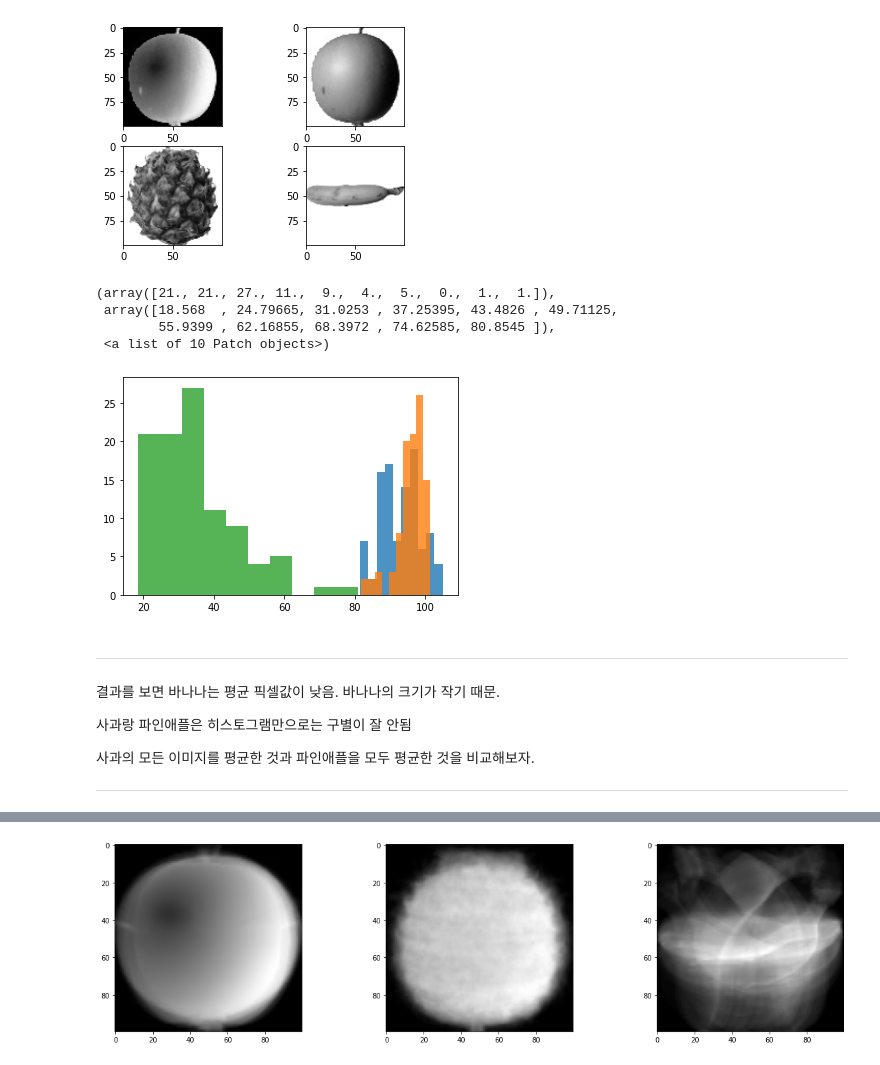
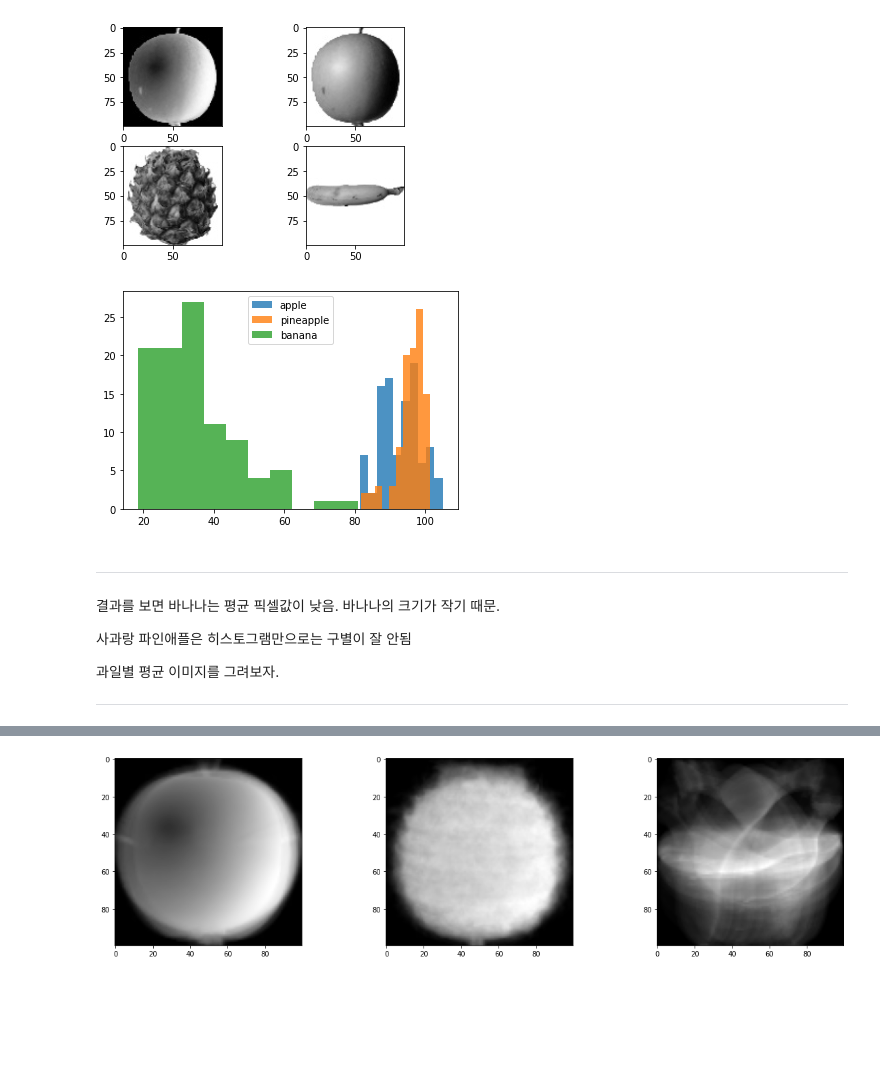
Before and after one commit to keizikang/self_study_mldl, a Jupyter notebook: 혼공머신_6장.ipynb, the cells around one changed output, grey strips where cells are left out. Drawn from its saved outputs; the diff is of its cells as text; code cells hidden in the pictures; blank space fills up the shorter version.

```diff
--- a/혼공머신_6장.ipynb
+++ b/혼공머신_6장.ipynb
@@ -58,29 +85,27 @@ plt.show()
 # %% [output]
 [figure]
 # %%
-# 과일별로 픽셀값의 평균을 내보자.
+# 과일별로 이미지 전체의 평균 픽셀값을 구해보자
 # 100 x 100 이미지를 펼쳐서 1 x 10000 ndarray로 바꿈
 apple = fruits[0:100].reshape(-1, 100*100)  # shape (100, 10000)
 pineapple = fruits[100:200].reshape(-1, 100*100)  # shape (100, 10000)
 banana = fruits[200:300].reshape(-1, 100*100)  # shape (100, 10000)
 
 # axis=1 방향으로 평균 내면 각 이미지당 평균값이 나옴
 # 사과, 파인애플, 바나나의 이미지 평균 픽셀값의 분포를 보자
-plt.hist(np.mean(apple, axis=1), alpha=0.8)
-plt.hist(np.mean(pineapple, axis=1), alpha=0.8)
-plt.hist(np.mean(banana, axis=1), alpha=0.8)
+plt.hist(np.mean(apple, axis=1), alpha=0.8, label='apple')
+plt.hist(np.mean(pineapple, axis=1), alpha=0.8, label='pineapple')
+plt.hist(np.mean(banana, axis=1), alpha=0.8, label='banana')
+plt.legend()
+plt.show()
 # %% [output]
-(array([21., 21., 27., 11.,  9.,  4.,  5.,  0.,  1.,  1.]),
- array([18.568  , 24.79665, 31.0253 , 37.25395, 43.4826 , 49.71125,
-        55.9399 , 62.16855, 68.3972 , 74.62585, 80.8545 ]),
- <a list of 10 Patch objects>)
-[figure, old version]
+[figure, new version]
 # %% [markdown]
 ---
 결과를 보면 바나나는 평균 픽셀값이 낮음. 바나나의 크기가 작기 때문.
 
 사과랑 파인애플은 히스토그램만으로는 구별이 잘 안됨
 
-사과의 모든 이미지를 평균한 것과 파인애플을 모두 평균한 것을 비교해보자.
+과일별 평균 이미지를 그려보자.
 
 ---
```
Also changed, not shown: parts of 43 cells of this notebook.
